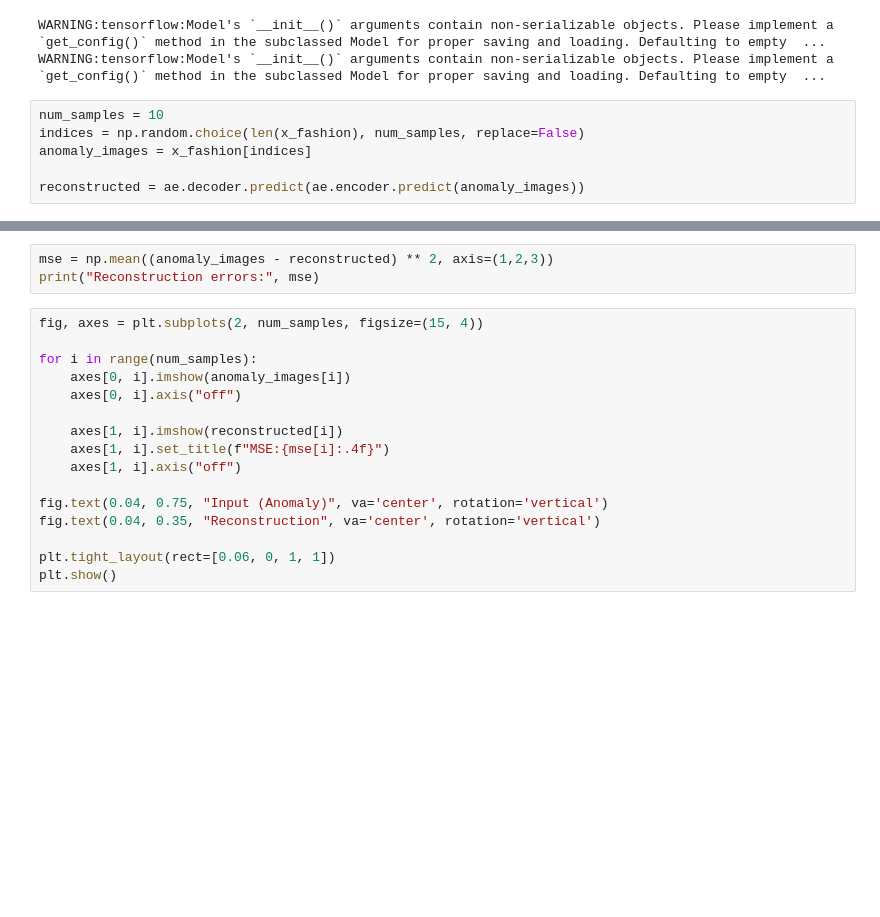
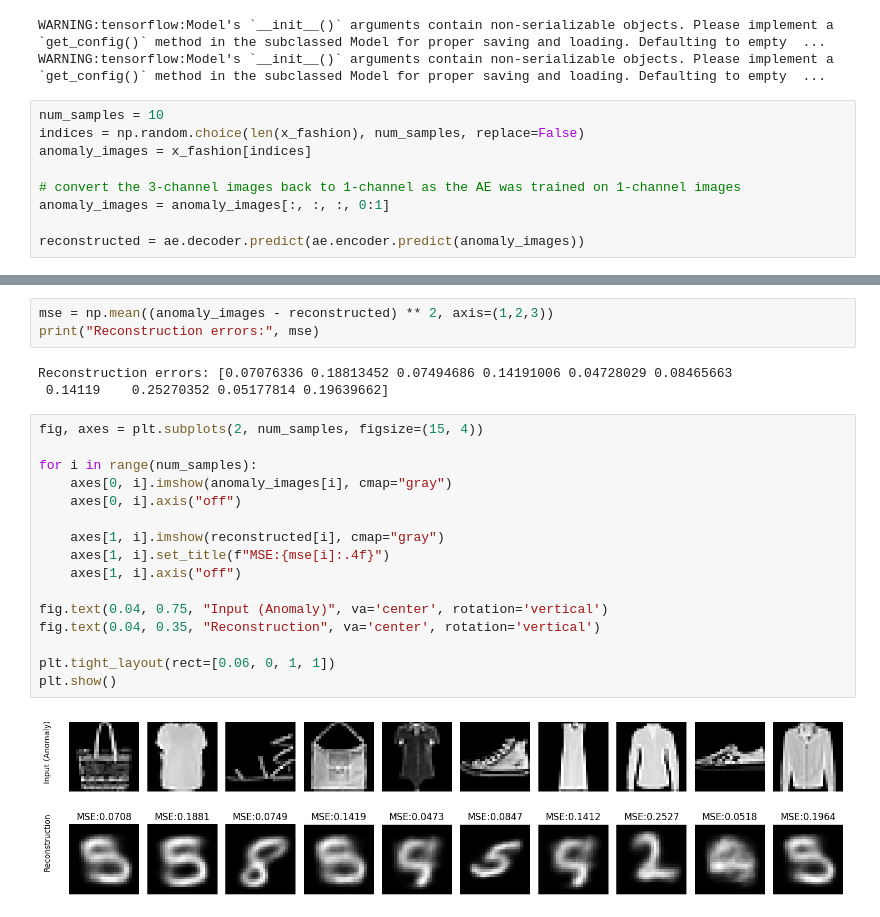
Before and after one commit to masud70/Deep-Generative-Modeling-Theory-and-Application, a Jupyter notebook: Assignments/Assignment1/Problem2/T3.ipynb, the cells around one changed output, grey strips where cells are left out. Cells and saved outputs as stored; diff of their text form; blank space fills up the shorter version.

```diff
--- a/Assignments/Assignment1/Problem2/T3.ipynb
+++ b/Assignments/Assignment1/Problem2/T3.ipynb
@@ -95,5 +104,8 @@ num_samples = 10
 indices = np.random.choice(len(x_fashion), num_samples, replace=False)
 anomaly_images = x_fashion[indices]
 
+# convert the 3-channel images back to 1-channel as the AE was trained on 1-channel images
+anomaly_images = anomaly_images[:, :, :, 0:1]
+
 reconstructed = ae.decoder.predict(ae.encoder.predict(anomaly_images))
 # %% [output]
@@ -103,19 +114,24 @@ reconstructed = ae.decoder.predict(ae.encoder.predict(anomaly_images))
 # %%
 mse = np.mean((anomaly_images - reconstructed) ** 2, axis=(1,2,3))
 print("Reconstruction errors:", mse)
+# %% [output]
+Reconstruction errors: [0.07076336 0.18813452 0.07494686 0.14191006 0.04728029 0.08465663
+ 0.14119    0.25270352 0.05177814 0.19639662]
 # %%
 fig, axes = plt.subplots(2, num_samples, figsize=(15, 4))
 
 for i in range(num_samples):
-    axes[0, i].imshow(anomaly_images[i])
+    axes[0, i].imshow(anomaly_images[i], cmap="gray")
     axes[0, i].axis("off")
 
-    axes[1, i].imshow(reconstructed[i])
+    axes[1, i].imshow(reconstructed[i], cmap="gray")
     axes[1, i].set_title(f"MSE:{mse[i]:.4f}")
     axes[1, i].axis("off")
 
 fig.text(0.04, 0.75, "Input (Anomaly)", va='center', rotation='vertical')
 fig.text(0.04, 0.35, "Reconstruction", va='center', rotation='vertical')
 
 plt.tight_layout(rect=[0.06, 0, 1, 1])
 plt.show()
+# %% [output]
+[figure, added]
```
Also changed, not shown: parts of 4 cells of this notebook.
